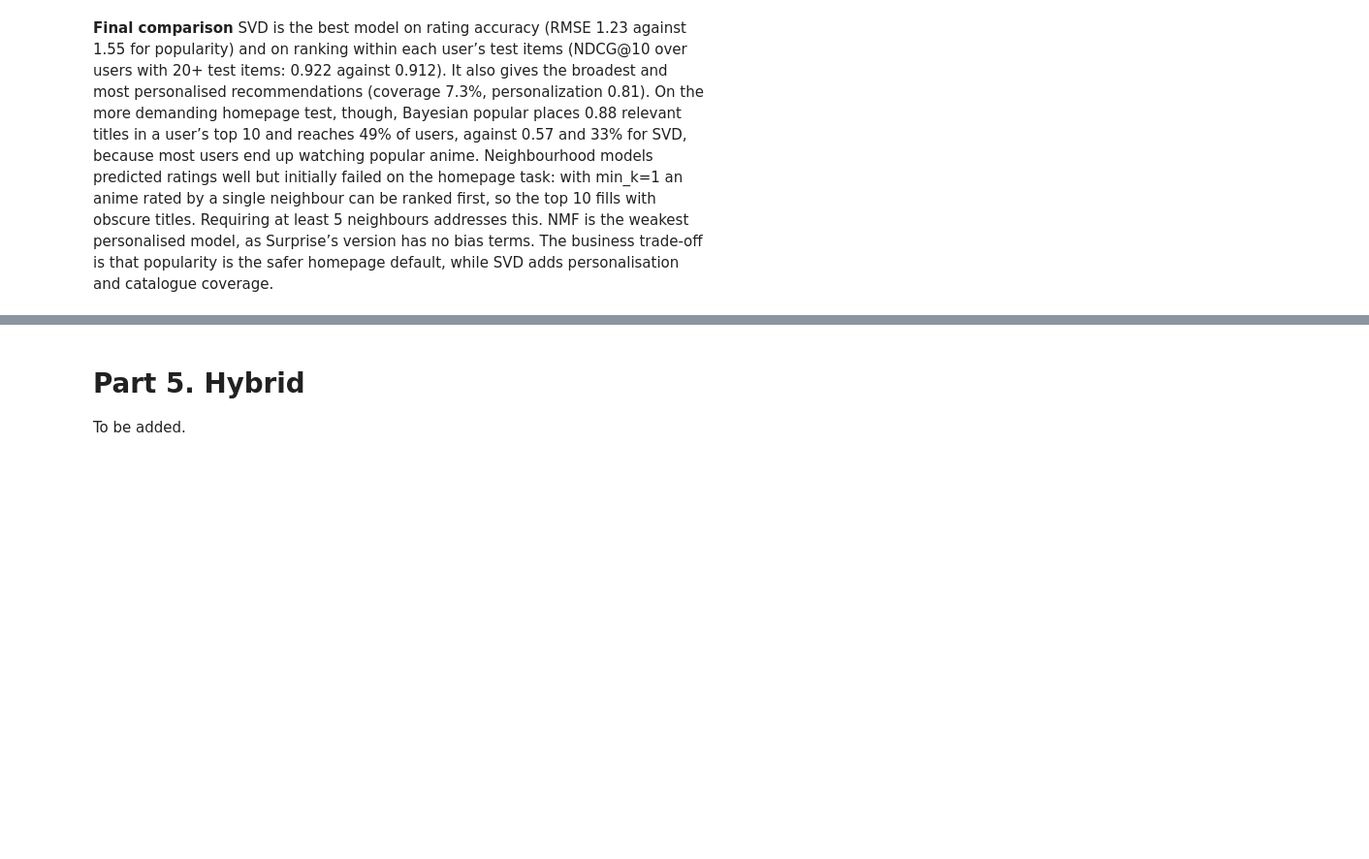
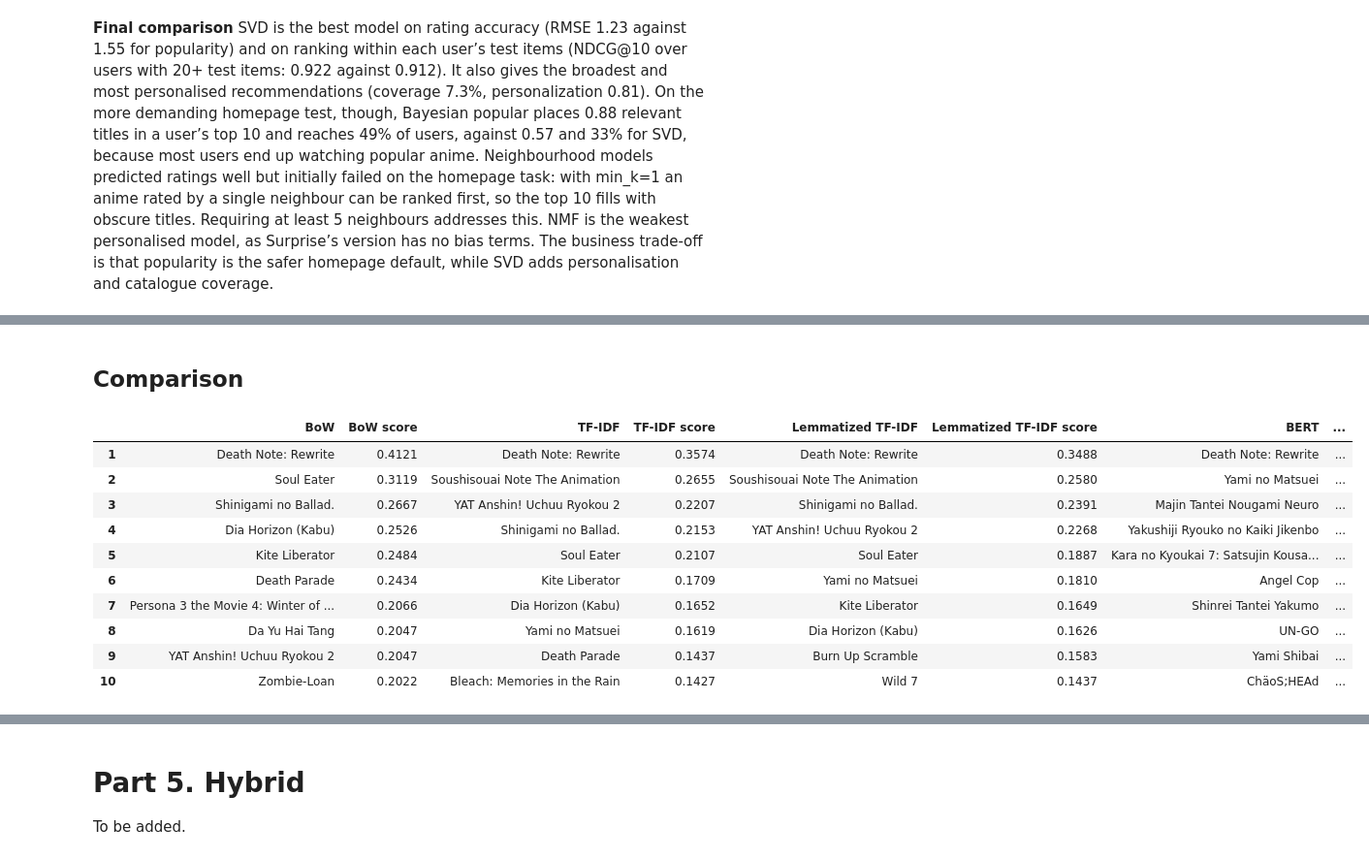
Before and after one commit to estellearnander/recsys_group_project, a Jupyter notebook: notebooks/03_recommenders.ipynb, the cells around one changed output, grey strips where cells are left out. Shown at 97% size. Drawn from its saved outputs; the diff is of its cells as text; code cells hidden in the pictures; blank space fills up the shorter version.

```diff
--- a/notebooks/03_recommenders.ipynb
+++ b/notebooks/03_recommenders.ipynb
@@ -991,0 +1260,7 @@ results_part3_df.round(3)
+# %%
+bow_vectorizer = CountVectorizer(stop_words="english", max_features=10000)
+bow_matrix = bow_vectorizer.fit_transform(anime_clean["content"])
+bow_similarity = cosine_similarity(bow_matrix)
+
+print("BoW matrix shape:", bow_matrix.shape)
+display(recommend_from_matrix("Death Note", bow_similarity))
@@ -991,0 +1282,7 @@ results_part3_df.round(3)
+# %%
+tfidf_vectorizer = TfidfVectorizer(stop_words="english", max_features=10000)
+tfidf_matrix = tfidf_vectorizer.fit_transform(anime_clean["content"])
+tfidf_similarity = cosine_similarity(tfidf_matrix)
+
+print("TF-IDF matrix shape:", tfidf_matrix.shape)
+display(recommend_from_matrix("Death Note", tfidf_similarity))
@@ -991,0 +1344,15 @@ results_part3_df.round(3)
+# %%
+nltk.download("wordnet", quiet=True)
+nltk.download("omw-1.4", quiet=True)
+lemmatizer = WordNetLemmatizer()
+
+def lemmatize_text(text):
+    return " ".join(lemmatizer.lemmatize(word) for word in text.split())
+
+anime_clean["synopsis_lem"] = anime_clean["synopsis_clean"].apply(lemmatize_text)
+anime_clean["content_lem"] = anime_clean[["title_clean", "genre_clean", "synopsis_lem"]].agg(" ".join, axis=1)
+tfidf_lem_vectorizer = TfidfVectorizer(stop_words="english", max_features=10000)
+tfidf_lem_matrix = tfidf_lem_vectorizer.fit_transform(anime_clean["content_lem"])
+tfidf_lem_similarity = cosine_similarity(tfidf_lem_matrix)
+print("Lemmatized TF-IDF:", tfidf_lem_matrix.shape)
+display(recommend_from_matrix("Death Note", tfidf_lem_similarity))
@@ -991,0 +1406,23 @@ results_part3_df.round(3)
+# %% [markdown]
+## Comparison
+# %%
+methods = {"BoW": bow_similarity, "TF-IDF": tfidf_similarity, "Lemmatized TF-IDF": tfidf_lem_similarity, "BERT": bert_similarity}
+comparison = pd.DataFrame()
+for name, matrix in methods.items():
+    result = recommend_from_matrix("Death Note", matrix)
+    comparison[name] = result["title"]
+    comparison[name + " score"] = result["similarity"]
+comparison.index = range(1, len(comparison) + 1)
+display(comparison)
+# %% [output]
+|  | BoW | BoW score | TF-IDF | TF-IDF score | Lemmatized TF-IDF | Lemmatized TF-IDF score | BERT | ... |
+| 1 | Death Note: Rewrite | 0.4121 | Death Note: Rewrite | 0.3574 | Death Note: Rewrite | 0.3488 | Death Note: Rewrite | ... |
+| 2 | Soul Eater | 0.3119 | Soushisouai Note The Animation | 0.2655 | Soushisouai Note The Animation | 0.2580 | Yami no Matsuei | ... |
+| 3 | Shinigami no Ballad. | 0.2667 | YAT Anshin! Uchuu Ryokou 2 | 0.2207 | Shinigami no Ballad. | 0.2391 | Majin Tantei Nougami Neuro | ... |
+| 4 | Dia Horizon (Kabu) | 0.2526 | Shinigami no Ballad. | 0.2153 | YAT Anshin! Uchuu Ryokou 2 | 0.2268 | Yakushiji Ryouko no Kaiki Jikenbo | ... |
+| 5 | Kite Liberator | 0.2484 | Soul Eater | 0.2107 | Soul Eater | 0.1887 | Kara no Kyoukai 7: Satsujin Kousa... | ... |
+| 6 | Death Parade | 0.2434 | Kite Liberator | 0.1709 | Yami no Matsuei | 0.1810 | Angel Cop | ... |
+| 7 | Persona 3 the Movie 4: Winter of ... | 0.2066 | Dia Horizon (Kabu) | 0.1652 | Kite Liberator | 0.1649 | Shinrei Tantei Yakumo | ... |
+| 8 | Da Yu Hai Tang | 0.2047 | Yami no Matsuei | 0.1619 | Dia Horizon (Kabu) | 0.1626 | UN-GO | ... |
+| 9 | YAT Anshin! Uchuu Ryokou 2 | 0.2047 | Death Parade | 0.1437 | Burn Up Scramble | 0.1583 | Yami Shibai | ... |
+| 10 | Zombie-Loan | 0.2022 | Bleach: Memories in the Rain | 0.1427 | Wild 7 | 0.1437 | ChäoS;HEAd | ... |
```
Also changed, not shown: parts of 60 cells of this notebook.
